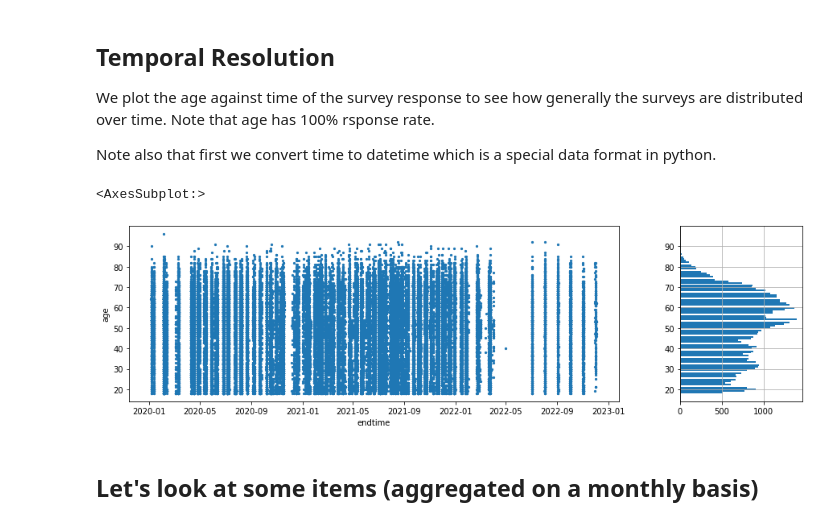
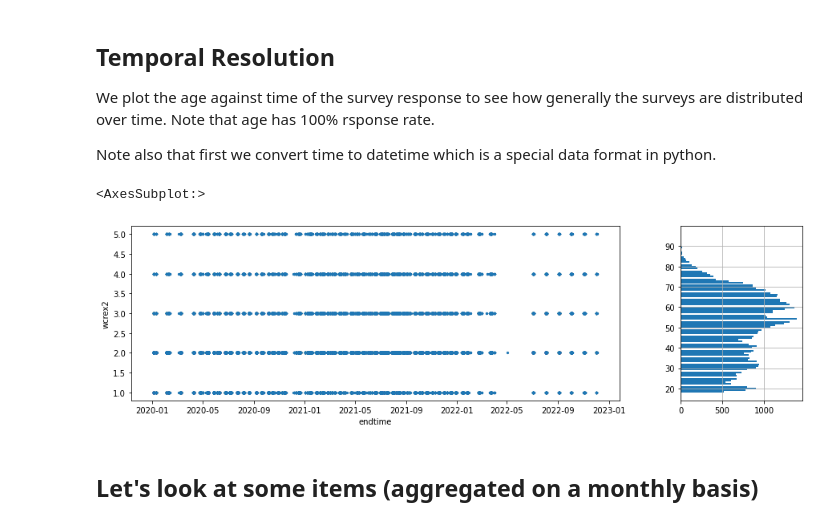
Before and after one commit to sevenbanisch/hackthon_yougov_data, a Jupyter notebook: preparation/inspection.ipynb, the cells around one changed output. Drawn from its saved outputs; the diff is of its cells as text; code cells hidden in the pictures.

```diff
--- a/preparation/inspection.ipynb
+++ b/preparation/inspection.ipynb
@@ -128,12 +128,12 @@ df['endtime']=pd.to_datetime(df['endtime'])
 # %%
 import matplotlib.pyplot as plt
 
 fig,axs = plt.subplots(nrows=1, ncols=2,gridspec_kw={'width_ratios': [4, 1]},figsize=(20, 3))
-df.plot(x = 'endtime', y = 'age',figsize=(15,4),kind='scatter',marker='.',ax=axs[0])
+df.plot(x = 'endtime', y = 'wcrex2',figsize=(15,4),kind='scatter',marker='.',ax=axs[0])
 df['age'].hist(bins=100, orientation="horizontal",ax=axs[1])
 # %% [output]
 <AxesSubplot:>
-[figure, old version]
+[figure, new version]
 # %% [markdown]
 ## Let's look at some items (aggregated on a monthly basis)
 # %%
```
Also changed, not shown: 1 other file.
